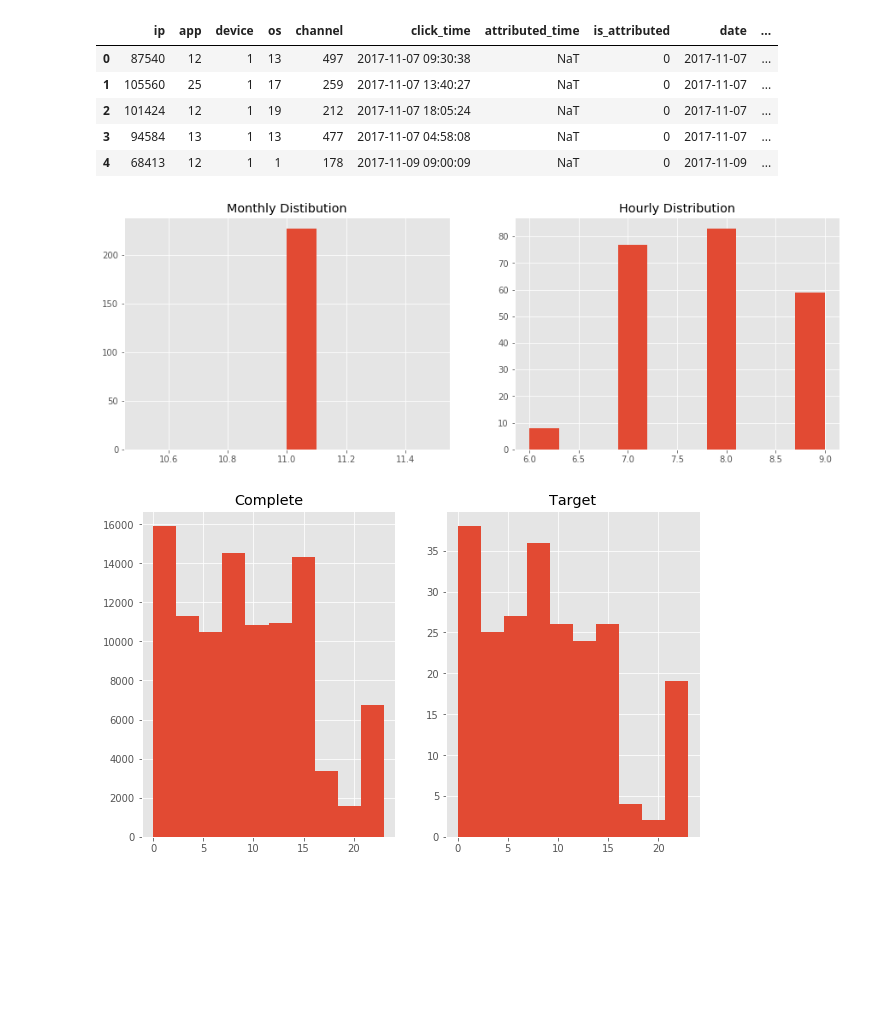
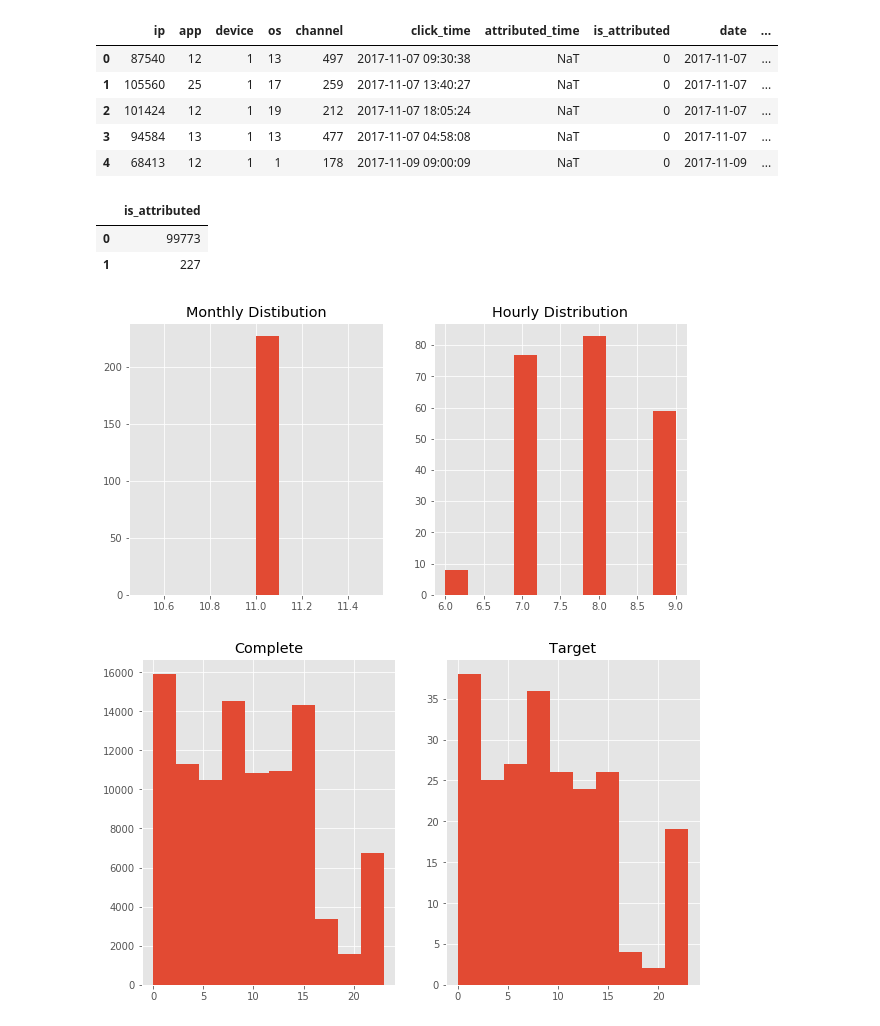
Before and after one commit to madhavthaker/AdTrackingFraudDetection, a Jupyter notebook: EDA.ipynb, the cells around one changed output. Drawn from its saved outputs; the diff is of its cells as text; code cells hidden in the pictures; blank space fills up the shorter version.

```diff
--- a/EDA.ipynb
+++ b/EDA.ipynb
@@ -31,14 +35,20 @@ train_sample.head()
+# %%
+pd.DataFrame(train_sample.is_attributed.value_counts())
+# %% [output]
+|  | is_attributed |
+| 0 | 99773 |
+| 1 | 227 |
 # %%
-plt.figure(figsize=(15,5))
+plt.figure(figsize=(10,5))
 plt.subplot(121)
 plt.hist(train_sample[train_sample.is_attributed == 1].month)
 plt.title("Monthly Distibution")
 plt.subplot(122)
 plt.hist(train_sample[train_sample.is_attributed == 1].day)
 plt.title("Hourly Distribution")
 plt.show()
 # %% [output]
-[figure, old version]
+[figure, new version]
 # %%
 plt.figure(figsize=(10,6))
 plt.subplot(1, 2, 1)
```
Also changed, not shown: parts of 9 cells of this notebook.
